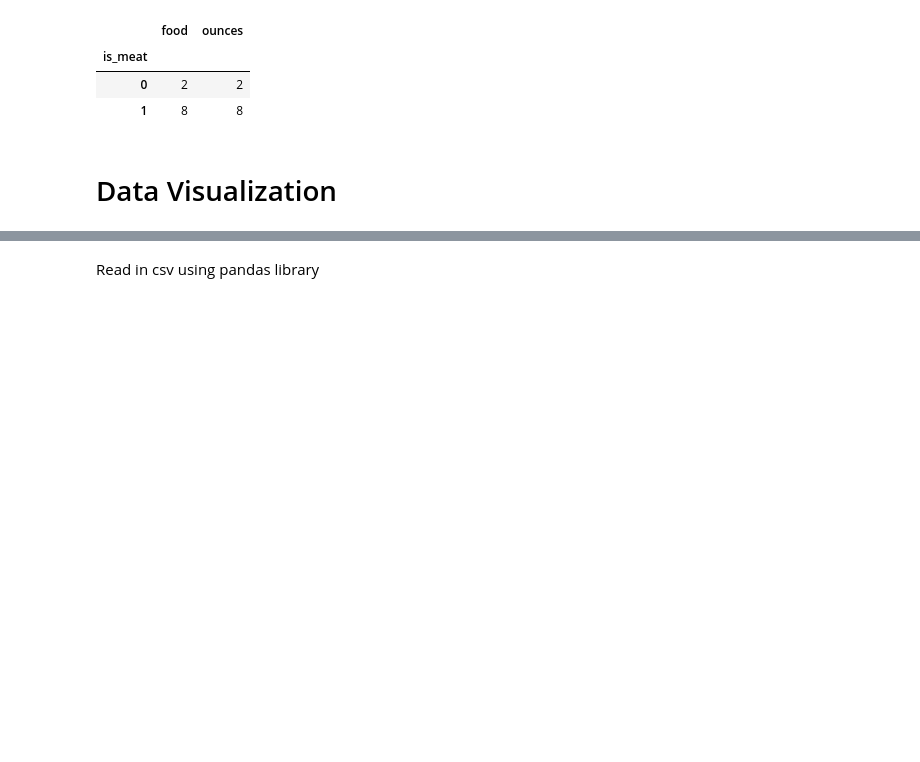
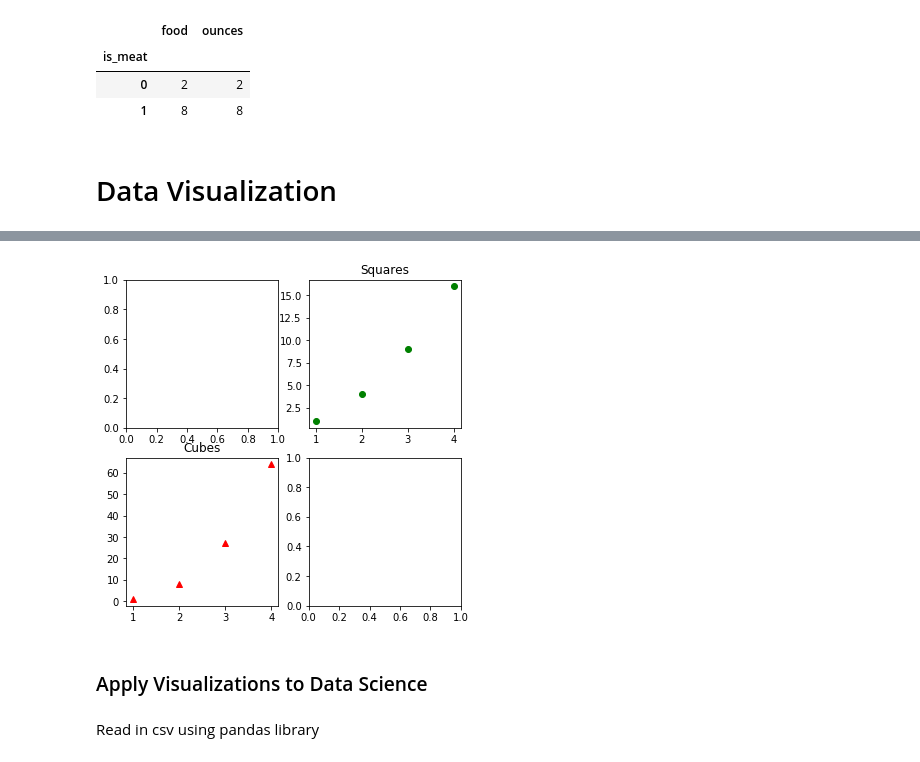
Before and after one commit to jm2826/MENTx-Python, a Jupyter notebook: Session 3.ipynb, the cells around one changed output, grey strips where cells are left out. Drawn from its saved outputs; the diff is of its cells as text; code cells hidden in the pictures; blank space fills up the shorter version.

```diff
--- a/Session 3.ipynb
+++ b/Session 3.ipynb
@@ -236 +278,17 @@ data.groupby(['is_meat']).count()
+# %%
+x = np.arange(1,5)
+y = x**3
+
+fig, ax = plt.subplots(nrows=2, ncols=2, figsize=(6,6))
+ax[0,1].plot([1,2,3,4],[1,4,9,16],"go")
+ax[1,0].plot(x,y,"r^")
+
+ax[0,1].set_title("Squares")
+ax[1,0].set_title("Cubes")
+
+plt.show()
+# %% [output]
+[figure, added]
+# %% [markdown]
+### Apply Visualizations to Data Science
 # %%
```
Also changed, not shown: parts of 12 cells of this notebook, 1 other file.
